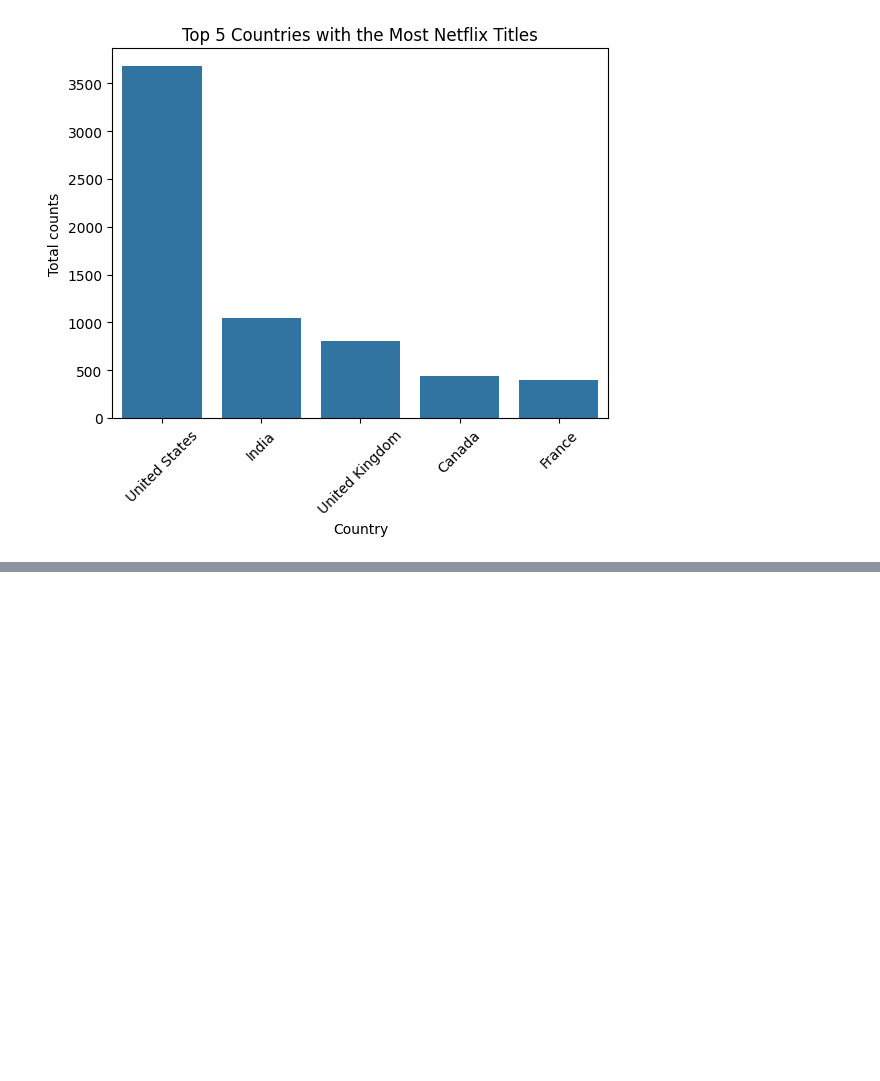
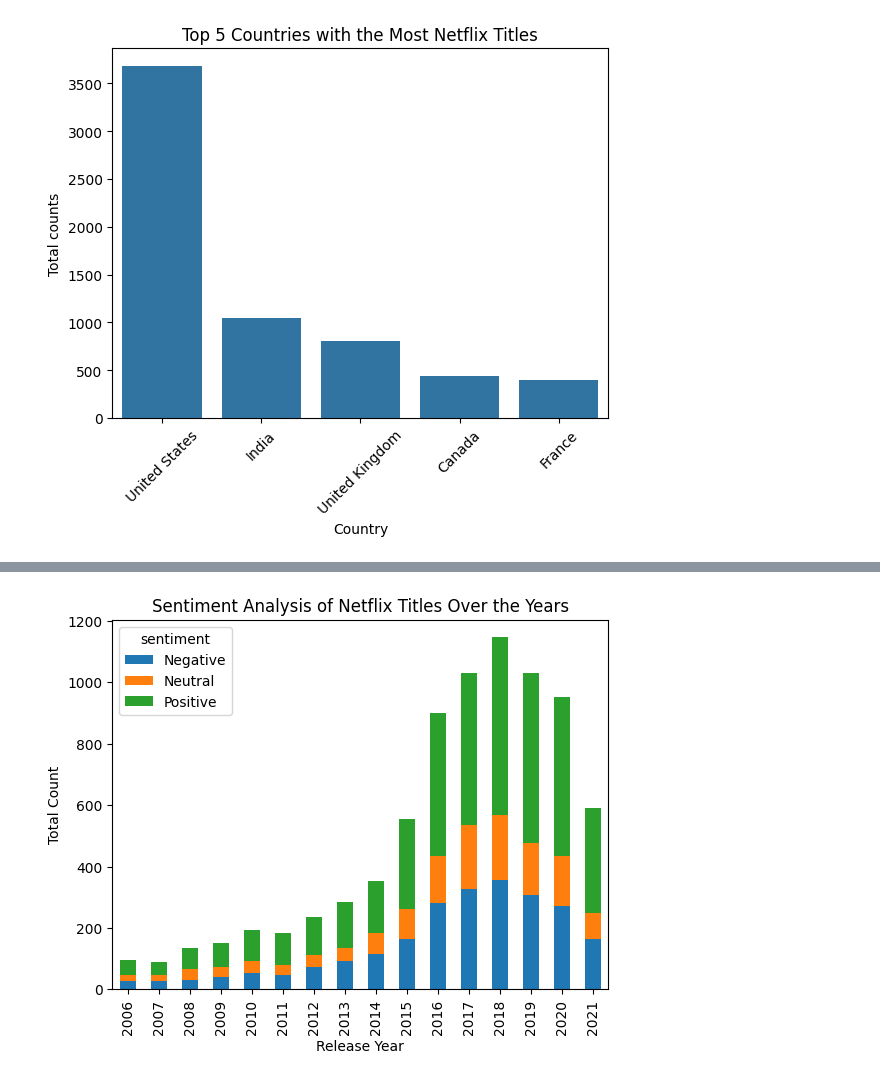
Before and after one commit to UmairAsghar369/Netflix-EDA-project, a Jupyter notebook: notebook/analysis.ipynb, the cells around one changed output, grey strips where cells are left out. Saved outputs shown, nothing was run; the diff lists cells and outputs as text; code cells hidden in the pictures; blank space fills up the shorter version.

```diff
--- a/notebook/analysis.ipynb
+++ b/notebook/analysis.ipynb
@@ -556,0 +634,14 @@ plt.show()
+# %%
+# Convert to pivot (this is the key step)
+pivot_df = df3.pivot(index='Release Year', columns='sentiment', values='Total counts')
+
+# Plot stacked bar chart
+pivot_df.plot(kind='bar', stacked=True)
+
+plt.title('Sentiment Analysis of Netflix Titles Over the Years')
+plt.xlabel('Release Year')
+plt.ylabel('Total Count')
+
+plt.show()
+# %% [output]
+[figure, added]
```
Also changed, not shown: parts of 4 cells of this notebook, 1 other file.
